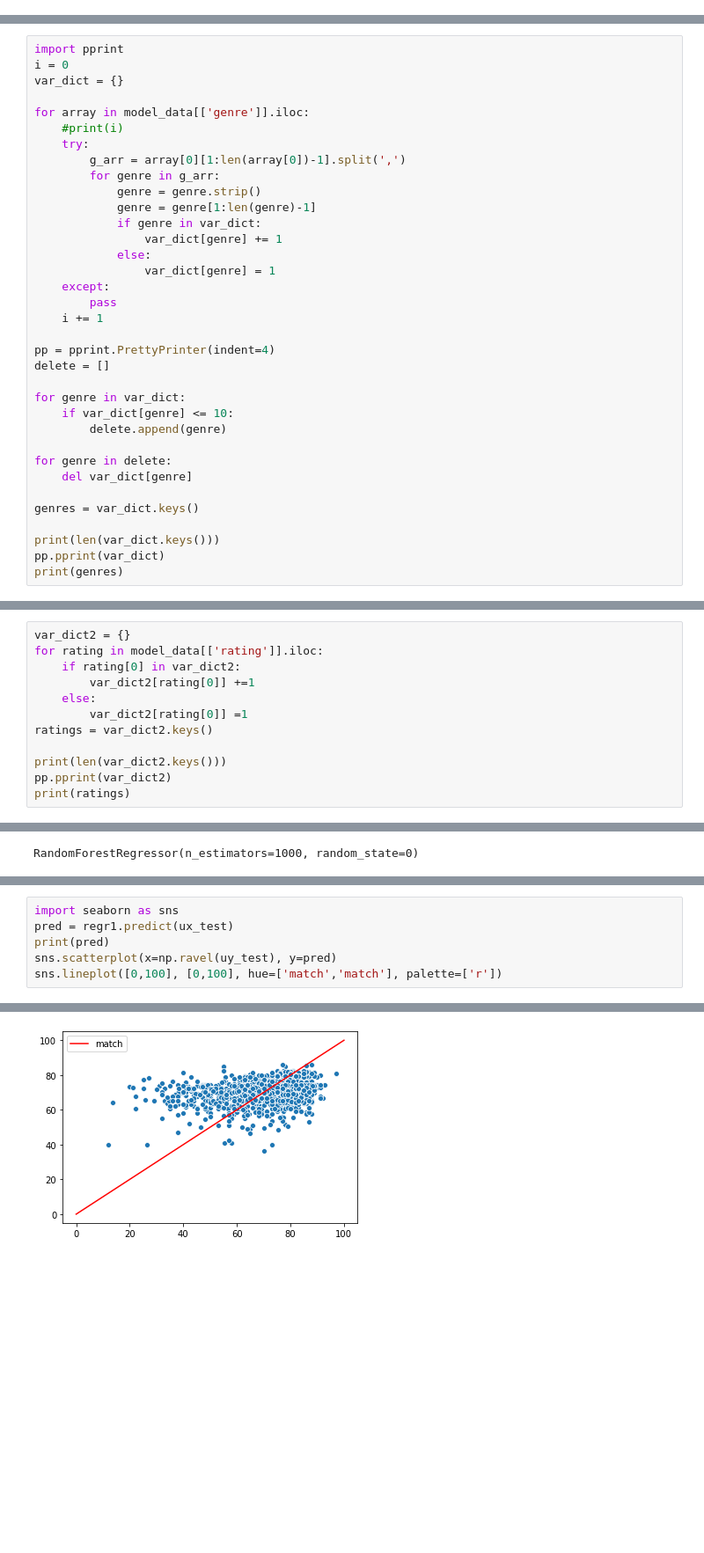
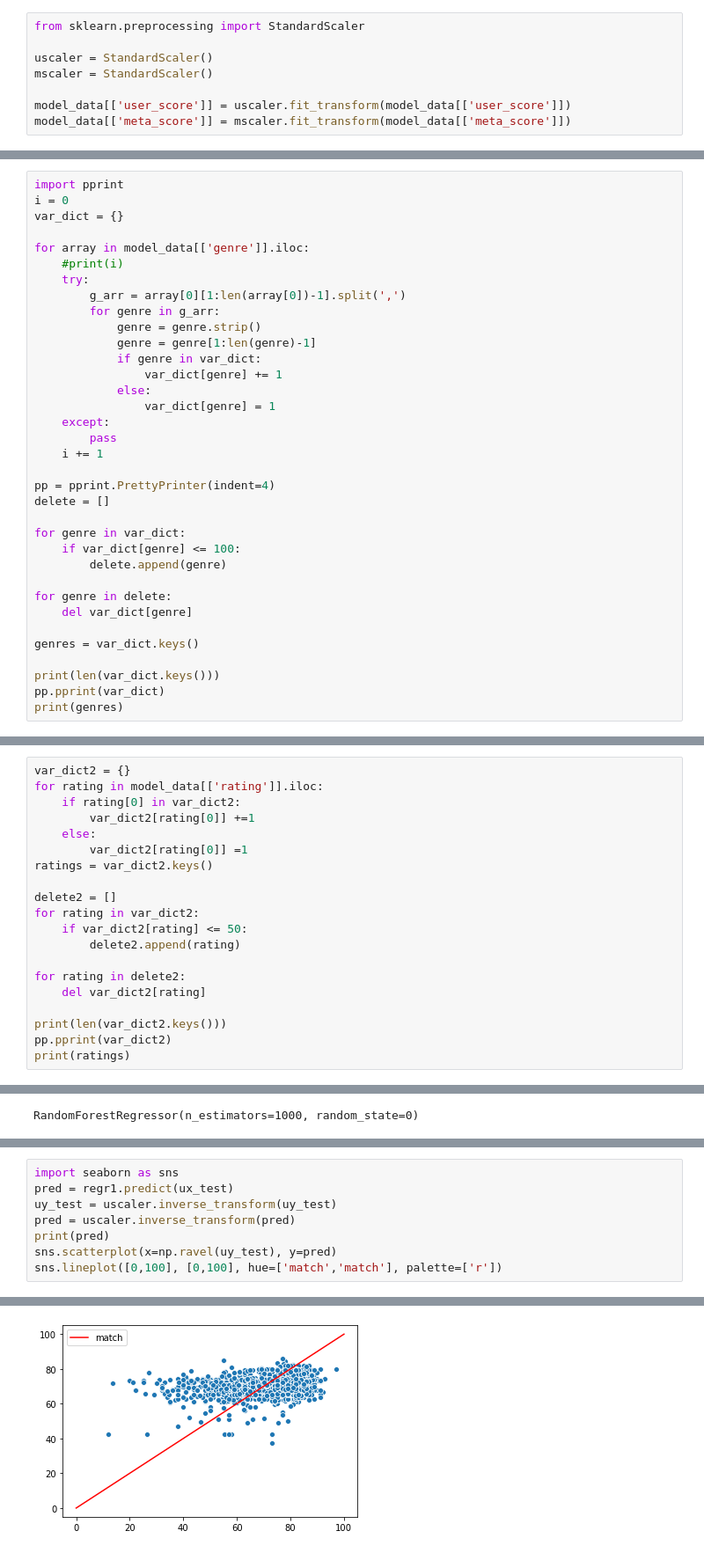
Before and after one commit to TingHsuanYang/cmpe255-spring22-project, a Jupyter notebook: notebooks/dylan-model.ipynb, the cells around one changed output, grey strips where cells are left out. Shown at 88% size. Cells and saved outputs as stored; diff of their text form; blank space fills up the shorter version.

```diff
--- a/notebooks/dylan-model.ipynb
+++ b/notebooks/dylan-model.ipynb
@@ -33,3 +33,11 @@ sns.distplot(model_data[['meta_score']])
 # %% [output]
 <matplotlib.axes._subplots.AxesSubplot at 0x...>
 [figure]
+# %%
+from sklearn.preprocessing import StandardScaler
+
+uscaler = StandardScaler()
+mscaler = StandardScaler()
+
+model_data[['user_score']] = uscaler.fit_transform(model_data[['user_score']])
+model_data[['meta_score']] = mscaler.fit_transform(model_data[['meta_score']])
@@ -57,7 +75,7 @@ pp = pprint.PrettyPrinter(indent=4)
 delete = []
 
 for genre in var_dict:
-    if var_dict[genre] <= 10:
+    if var_dict[genre] <= 100:
         delete.append(genre)
 
 for genre in delete:
@@ -95,6 +113,14 @@ for rating in model_data[['rating']].iloc:
         var_dict2[rating[0]] =1
 ratings = var_dict2.keys()
 
+delete2 = []
+for rating in var_dict2:
+    if var_dict2[rating] <= 50:
+        delete2.append(rating)
+
+for rating in delete2:
+    del var_dict2[rating]
+
 print(len(var_dict2.keys()))
 pp.pprint(var_dict2)
 print(ratings)
@@ -175,6 +212,8 @@ regr2.score(cx_test, np.ravel(cy_test))
 # %%
 import seaborn as sns
 pred = regr1.predict(ux_test)
+uy_test = uscaler.inverse_transform(uy_test)
+pred = uscaler.inverse_transform(pred)
 print(pred)
 sns.scatterplot(x=np.ravel(uy_test), y=pred)
 sns.lineplot([0,100], [0,100], hue=['match','match'], palette=['r'])
@@ -184,5 +223,5 @@ sns.lineplot([0,100], [0,100], hue=['match','match'], palette=['r'])
 <matplotlib.axes._subplots.AxesSubplot at 0x...>
-[figure, old version]
+[figure, new version]
 # %%
 import seaborn as sns
 pred = regr2.predict(cx_test)
```
Also changed, not shown: parts of 9 cells of this notebook.
